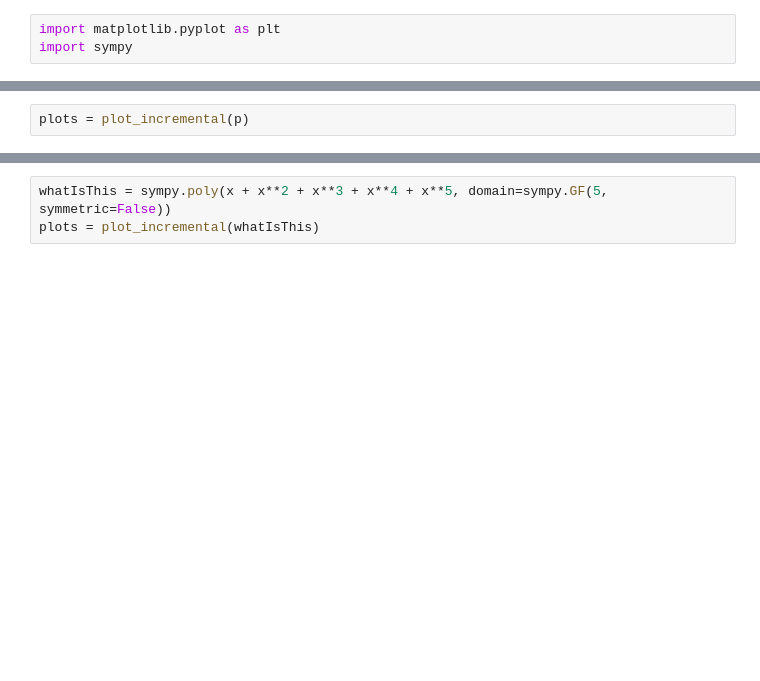
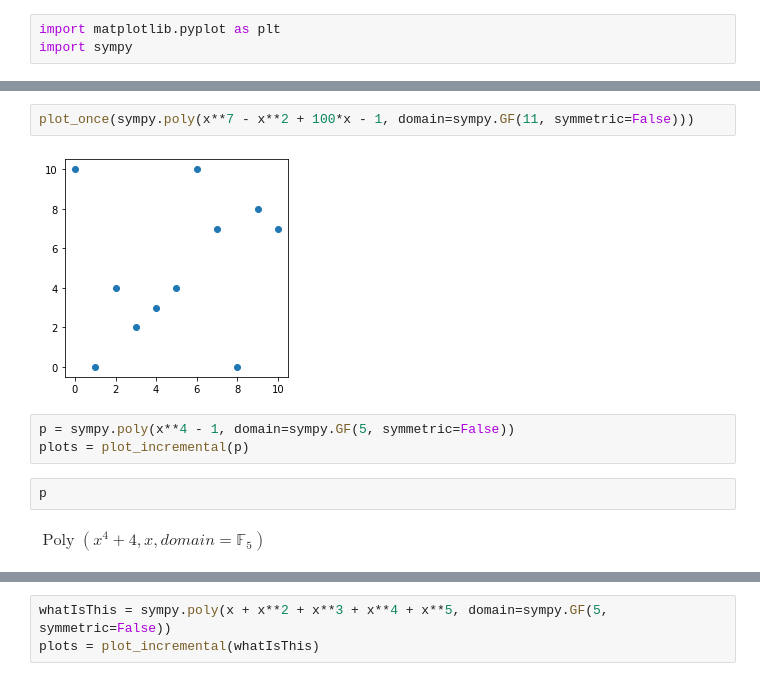
Before and after one commit to sagnibak/teaching, a Jupyter notebook: code/polynomial_demo.ipynb, the cells around one changed output, grey strips where cells are left out. Cells and saved outputs as stored; diff of their text form; blank space fills up the shorter version.

```diff
--- a/code/polynomial_demo.ipynb
+++ b/code/polynomial_demo.ipynb
@@ -59,2 +63,11 @@ def plot_side_by_side(p1, p2):
-# %%
-plots = plot_incremental(p)
+# %%
+plot_once(sympy.poly(x**7 - x**2 + 100*x - 1, domain=sympy.GF(11, symmetric=False)))
+# %% [output]
+[figure, added]
+# %%
+p = sympy.poly(x**4 - 1, domain=sympy.GF(5, symmetric=False))
+plots = plot_incremental(p)
+# %%
+p
+# %% [output]
+$\displaystyle \operatorname{Poly}{\left( x^{4} + 4, x, domain=\mathbb{F}_{5} \right)}$
```
Also changed, not shown: parts of 9 cells of this notebook, 3 other files.
